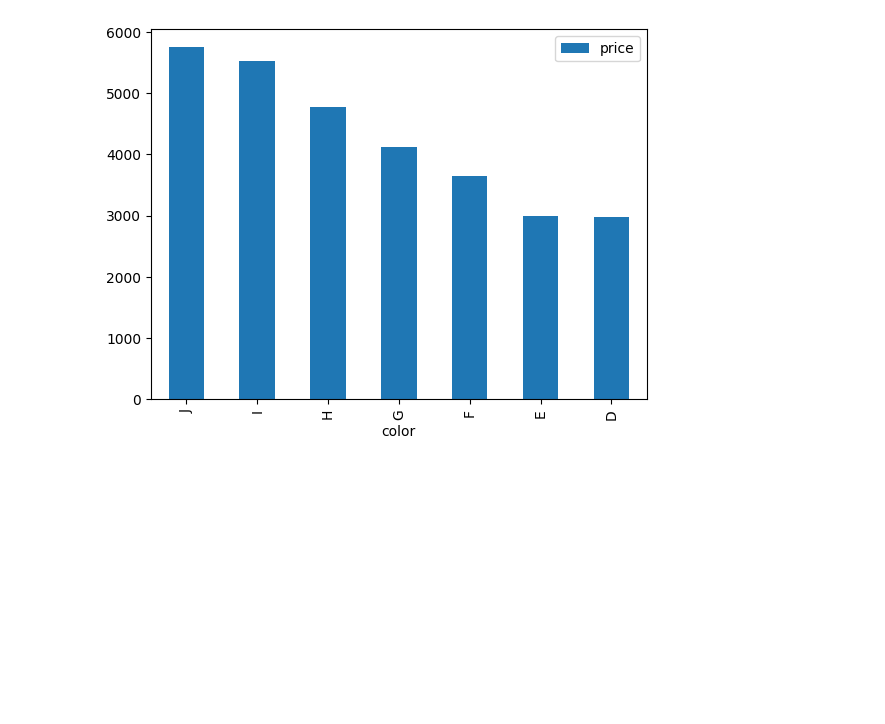
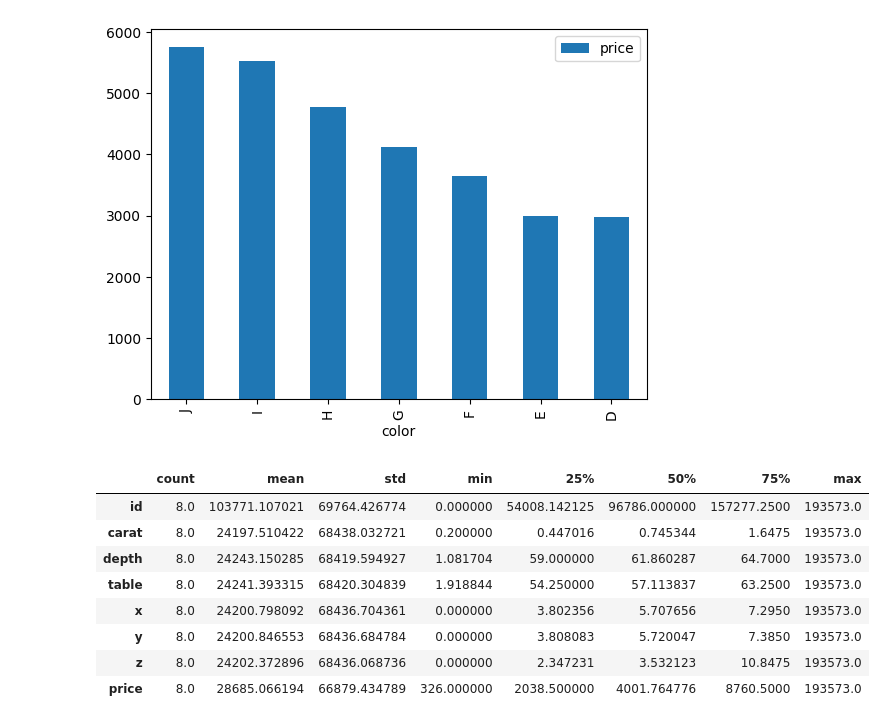
Before and after one commit to utkarshg1/Adv-python-4th-Oct, a Jupyter notebook: 08_Multithreading.ipynb, the cells around one changed output. Cells and saved outputs as stored; diff of their text form; code cells hidden in the pictures; blank space fills up the shorter version.

```diff
--- a/08_Multithreading.ipynb
+++ b/08_Multithreading.ipynb
@@ -403,3 +403,15 @@ a.plot(kind="bar")
 # %% [output]
 <Axes: xlabel='color'>
 [figure]
+# %%
+df.describe(include="number").describe().T
+# %% [output]
+|  | count | mean | std | min | 25% | 50% | 75% | max |
+| id | 8.0 | 103771.107021 | 69764.426774 | 0.000000 | 54008.142125 | 96786.000000 | 157277.2500 | 193573.0 |
+| carat | 8.0 | 24197.510422 | 68438.032721 | 0.200000 | 0.447016 | 0.745344 | 1.6475 | 193573.0 |
+| depth | 8.0 | 24243.150285 | 68419.594927 | 1.081704 | 59.000000 | 61.860287 | 64.7000 | 193573.0 |
+| table | 8.0 | 24241.393315 | 68420.304839 | 1.918844 | 54.250000 | 57.113837 | 63.2500 | 193573.0 |
+| x | 8.0 | 24200.798092 | 68436.704361 | 0.000000 | 3.802356 | 5.707656 | 7.2950 | 193573.0 |
+| y | 8.0 | 24200.846553 | 68436.684784 | 0.000000 | 3.808083 | 5.720047 | 7.3850 | 193573.0 |
+| z | 8.0 | 24202.372896 | 68436.068736 | 0.000000 | 2.347231 | 3.532123 | 10.8475 | 193573.0 |
+| price | 8.0 | 28685.066194 | 66879.434789 | 326.000000 | 2038.500000 | 4001.764776 | 8760.5000 | 193573.0 |
```
